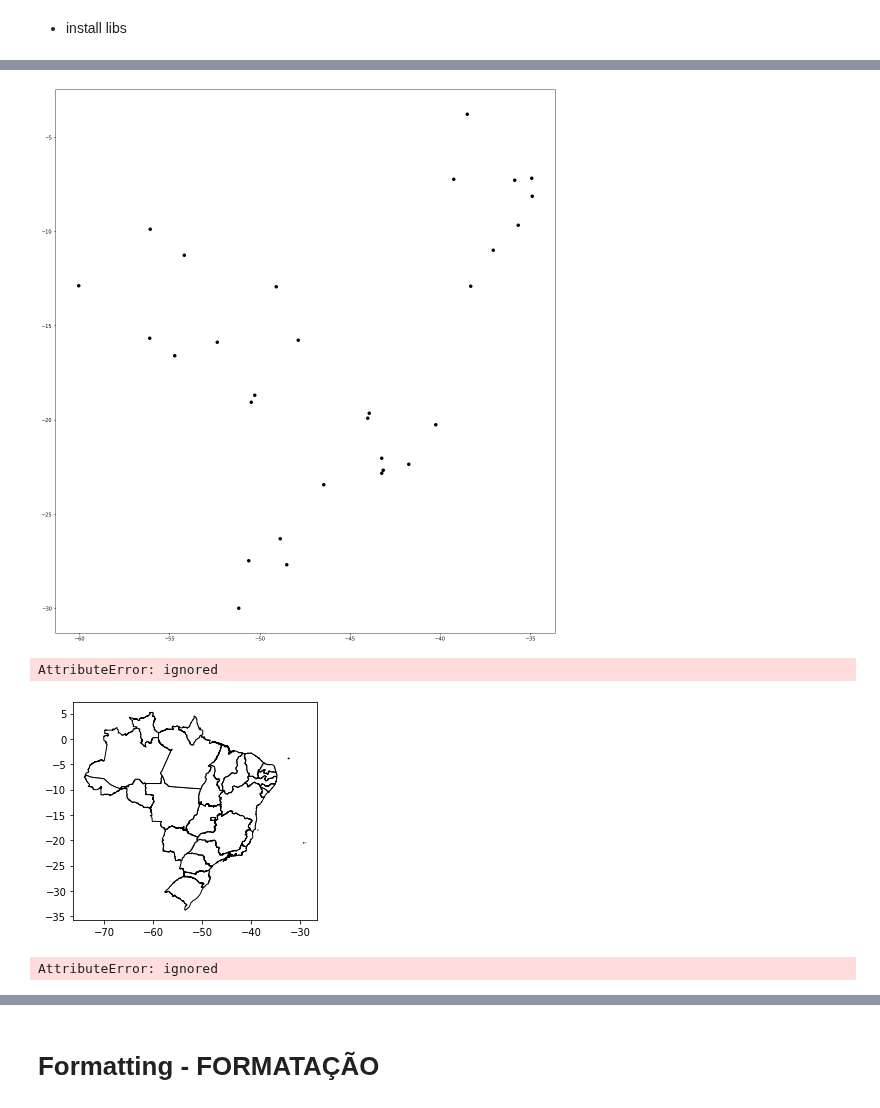
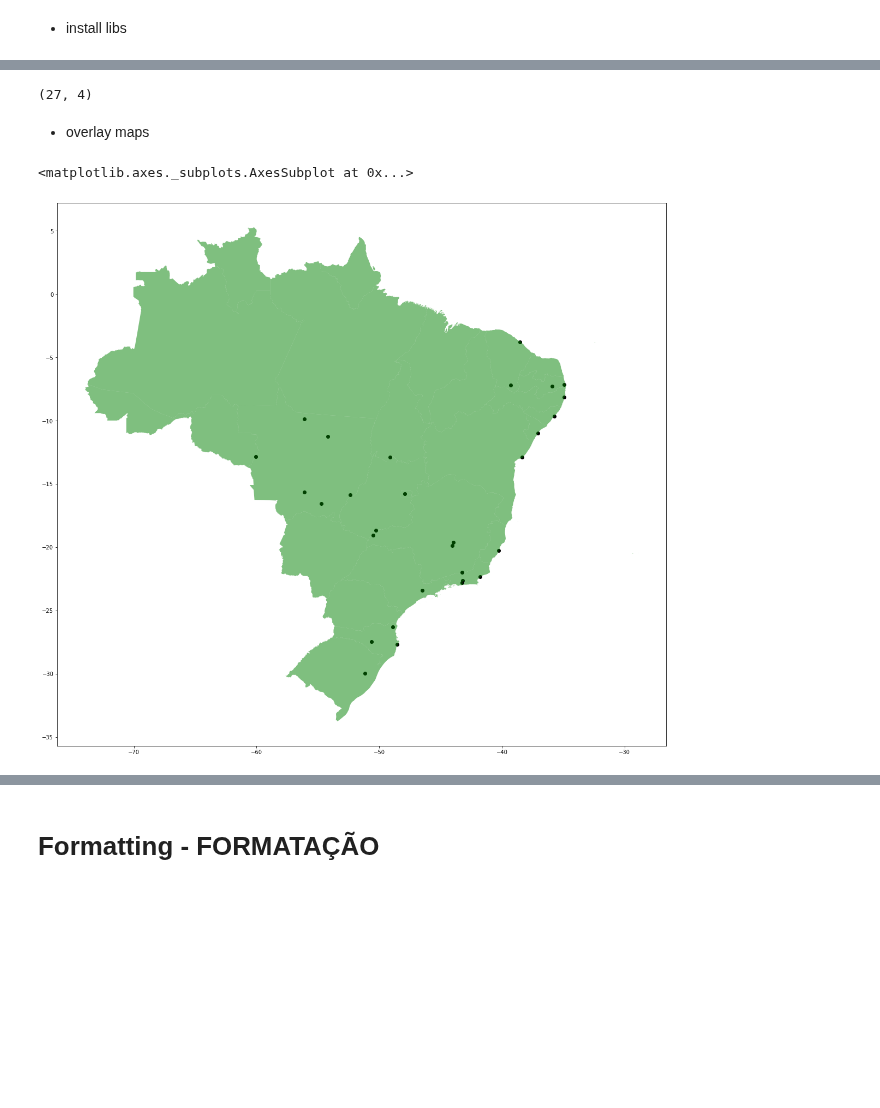
Before and after one commit to Caviuna/InfraBuilding, a Jupyter notebook: building.ipynb, the cells around one changed output, grey strips where cells are left out. Drawn from its saved outputs; the diff is of its cells as text; code cells hidden in the pictures; blank space fills up the shorter version.

Commit message:
overlay points (constructions) inside brazilian map.

```diff
--- a/building.ipynb
+++ b/building.ipynb
@@ -264,5 +318,5 @@ df_emprLocal_01 = gpd.tools.geocode(df_emprLocal_00['Empreendimento'], provider
 # %%
-df_emprLocal_01 = df_emprLocal_00['Empreendimento'].dropna(how=('all'))
-df_emprLocal_01
+# df_emprLocal_01 = df_emprLocal_00['Empreendimento'].dropna(how=('all'))
+# df_emprLocal_01
 # %%
 df_emprLocal_01.index.values
@@ -347,2 +398,6 @@ mapaBrasil.plot(column = 'NM_REGIAO', figsize=(20, 20))
 # %%
 # print(mapaBrasil.area)
+# %%
+mapaBrasil.shape
+# %% [output]
+(27, 4)
@@ -349,20 +406,8 @@ mapaBrasil.plot(column = 'NM_REGIAO', figsize=(20, 20))
+# %% [markdown]
+- overlay maps
 # %%
-ppi_plot = ppi_map_00.plot(color='black',  figsize=(20, 20))# < cmap='  ' > color options
+ax = ppi_map_00.plot(color='black', figsize=(20,  20))
+mapaBrasil.plot(ax=ax, color='green', alpha=0.5, figsize=(20,  20))
 # %% [output]
+<matplotlib.axes._subplots.AxesSubplot at 0x...>
-[figure, old version]
+[figure, new version]
-# %%
-ppi_plot.to_file('ppi_map03.shp')
-# %% [output]
-AttributeError: ignored
-# %%
-fig, ax = plt.subplots()
-mapaBrasil.plot(ax=ax, color='white', edgecolor='black')
-ppi_plot.plot(ax=ax, marker='o', color='red', markersize=5)
-plt.show();
-# %% [output]
-[figure, removed]
-# %%
-ax = ppi_plot.plot(color='black')
-mapaBrasil.plot(ax=ax);
-# %% [output]
-AttributeError: ignored
```
Also changed, not shown: parts of 14 cells of this notebook.
